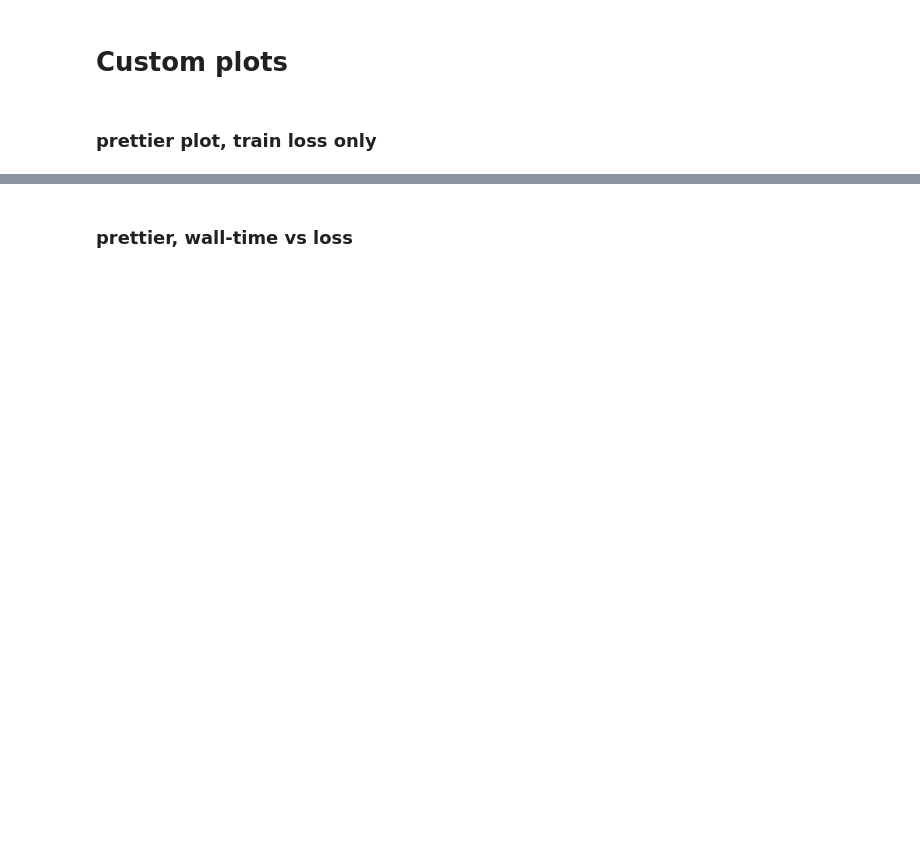
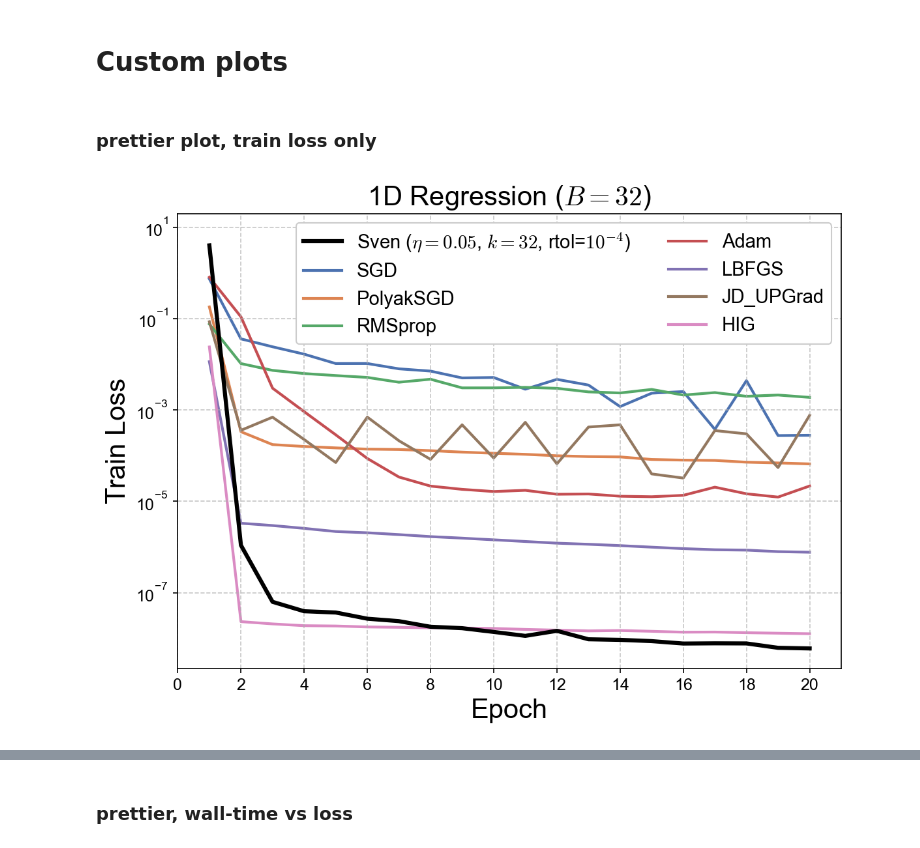
Before and after one commit to sambt/sven-experiments, a Jupyter notebook: analysis/toy_1d_analysis.ipynb, the cells around one changed output, grey strips where cells are left out. Saved outputs shown, nothing was run; the diff lists cells and outputs as text; code cells hidden in the pictures; blank space fills up the shorter version.

```diff
--- a/analysis/toy_1d_analysis.ipynb
+++ b/analysis/toy_1d_analysis.ipynb
@@ -34,3 +36,11 @@ print(f"Total: {len(df)} experiment runs")
 print(f"Optimizers: {sorted(df['optimizer'].unique())}")
 print(f"Batch sizes: {sorted(df['batch_size'].unique())}")
 print(f"Columns: {df.columns.tolist()}")
+
+def is_bad(row):
+    if np.isnan(row['losses']['val'][-1]):
+        return True
+    return False
+df['is_bad'] = df.apply(is_bad, axis=1)
+df = df[~df['is_bad']]
+print(f"After removing bad runs: {len(df)} experiment runs")
@@ -47,0 +65,5 @@ print(f"After removing bad runs: {len(df)} experiment runs")
+# %%
+for opt in df.optimizer.unique():
+    for seed in df.model_seed.unique():
+        N = len(df[(df.model_seed == seed) & (df.optimizer == opt)])
+        print(f"Seed {seed}: {N} {opt} runs")
@@ -48,3 +88,7 @@ print(f"After removing bad runs: {len(df)} experiment runs")
+# %%
+SEED_SEL = 4310
+BASELINE_OPT = ['SGD','PolyakSGD','RMSprop','Adam','LBFGS','JD_UPGrad','HIG']
+df = df[df.model_seed == SEED_SEL]
 # %%
 # Helper functions
 def get_final_loss(row, loss_type='val'):
@@ -68,23 +112,19 @@ df['total_time'] = df['losses'].apply(lambda l: l.get('total_time', np.nan))
 df['avg_epoch_time'] = df['losses'].apply(lambda l: l.get('avg_epoch_time', np.nan))
 df['avg_batch_time_train'] = df['losses'].apply(lambda l: l.get('avg_batch_time_train', np.nan))
 
-df_svd = df[(df['optimizer'] == 'SVD') & (df['lr'].str.lower() != 'polyak')].copy()
-df_svd_polyak = df[(df['optimizer'] == 'SVD') & (df['lr'].str.lower() == 'polyak')].copy()
+df_svd = df[(df['optimizer'] == 'SVD')].copy()
 df_baseline = df[df['optimizer'] != 'SVD'].copy()
 
 
-# keep only the lrs I want
-df_baseline = df_baseline[df_baseline['lr'].isin([1e-4,1e-3,1e-2,1e-1,None])]
-
-batch_sizes = sorted(df['batch_size'].unique())
+bs = df.batch_size.unique()[0]  # Assuming one batch size for all runs
 baseline_optimizers = sorted(df_baseline['optimizer'].unique().tolist())
-k_fractions = sorted(df_svd['k_fraction'].dropna().unique())
+ks = sorted(df_svd['k'].dropna().unique())
 svd_lrs = sorted(df_svd['lr'].unique())
 svd_rtols = sorted(df_svd['rtol'].dropna().unique())
 bs = df_svd['batch_size'].unique()[0]  # Assuming one batch size for SVD runs
 
 print(f"\nSVD: {len(df_svd)} runs")
-print(f"  k_fractions: {k_fractions}")
+print(f"  ks: {ks}")
 print(f"  lrs: {svd_lrs}")
 print(f"  rtols: {svd_rtols}")
 print(f"\nBaseline: {len(df_baseline)} runs")
@@ -100,35 +149,36 @@ colors = sns.color_palette("deep")
 fig, ax = plt.subplots(figsize=(8, 6))
 legend_labels = []
 
 # Best SVD
 best_svd_row = df.loc[df_svd[df_svd['batch_size'] == bs]['final_val_loss'].idxmin()]
 train_curve = get_loss_curve(best_svd_row, 'train')
 n_epochs = len(train_curve)
 epochs_train = np.arange(1,n_epochs + 1)
 
 ax.plot(epochs_train, train_curve, color='k', linewidth=3, label=f"Sven ($\eta={best_svd_row['lr']}$, $k={int(best_svd_row['k'])}$, rtol=${lr_labels[best_svd_row['rtol']]}$)",zorder=2)
 
 # Best baselines
-for i, opt in enumerate(['SGD','PolyakSGD','RMSprop','Adam','LBFGS']):#'AdamW','Lion','Muon','ScheduleFreeSGD','ScheduleFreeAdamW']):
+for i, opt in enumerate(BASELINE_OPT):
     opt_df = df_baseline[(df_baseline['optimizer'] == opt) & (df_baseline['batch_size'] == bs)]
     best_row = df.loc[opt_df['final_val_loss'].idxmin()]
-    # label=f"{opt} ($\eta={lr_labels[best_row['lr']]}$)" if opt != "PolyakSGD" else f"{opt}"
     label = f"{opt}"
     ax.plot(epochs_train, get_loss_curve(best_row, 'train'), color=colors[i], linewidth=2, label=label,zorder=1)
 
 ax.set_xlabel('Epoch')
 ax.set_ylabel('Train Loss')
 ax.set_yscale('log')
 plt.legend(ncol=2,loc='upper right',frameon=True,framealpha=1)
 ax.set_title(f"1D Regression ($B = {bs}$)")
 plt.ylim([None,20])
 plt.xlim(0,n_epochs+1)
 plt.xticks(np.arange(0, n_epochs+1, max(1, n_epochs//10)))
 plt.grid(axis='both', linestyle='--', alpha=0.7, zorder=0)
 
 plt.tight_layout()
 plt.savefig(PLOT_DIR / 'train_loss_best.pdf')
 plt.show()
+# %% [output]
+[figure, added]
 # %%
 colors = sns.color_palette("deep")
 
```
Also changed, not shown: parts of 45 cells of this notebook, 8 other files.
